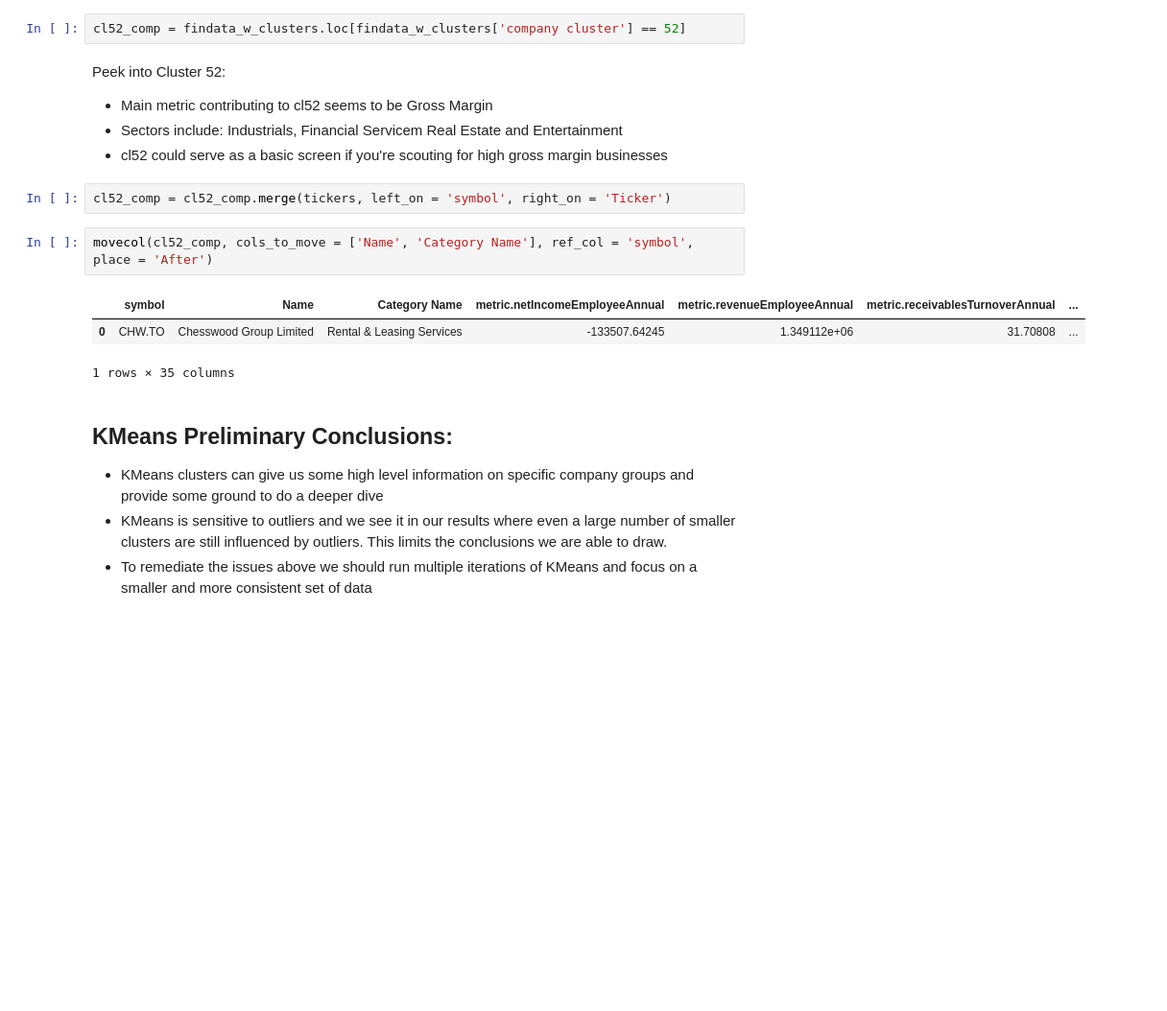
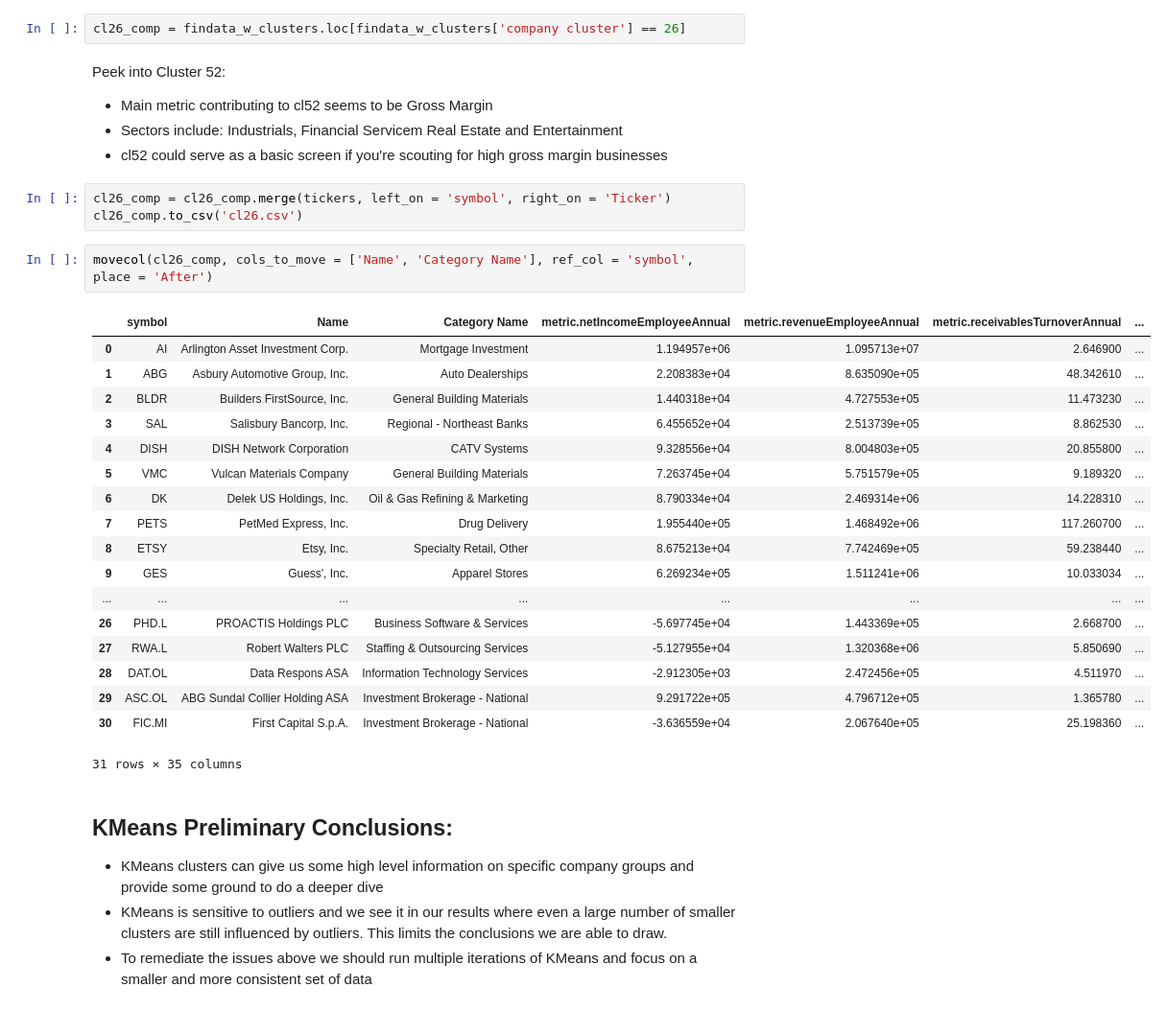
Before and after one commit to Silkways/Investment-Overwatch, a Jupyter notebook: analysis_modelling.ipynb, the cells around one changed output. Shown at 96% size. Cells and saved outputs as stored; diff of their text form; blank space fills up the shorter version.

```diff
--- a/analysis_modelling.ipynb
+++ b/analysis_modelling.ipynb
@@ -345,5 +345,5 @@ cl5152
 # %%
-cl52_comp = findata_w_clusters.loc[findata_w_clusters['company cluster'] == 52]
+cl26_comp = findata_w_clusters.loc[findata_w_clusters['company cluster'] == 26]
 # %% [markdown]
 Peek into Cluster 52:
 
@@ -351,13 +351,29 @@ Peek into Cluster 52:
  - Sectors include: Industrials, Financial Servicem Real Estate and Entertainment
  - cl52 could serve as a basic screen if you're scouting for high gross margin businesses
 # %%
-cl52_comp = cl52_comp.merge(tickers, left_on = 'symbol', right_on = 'Ticker')
+cl26_comp = cl26_comp.merge(tickers, left_on = 'symbol', right_on = 'Ticker')
+cl26_comp.to_csv('cl26.csv')
 # %%
-movecol(cl52_comp, cols_to_move = ['Name', 'Category Name'], ref_col = 'symbol', place = 'After')
+movecol(cl26_comp, cols_to_move = ['Name', 'Category Name'], ref_col = 'symbol', place = 'After')
 # %% [output]
 |  | symbol | Name | Category Name | metric.netIncomeEmployeeAnnual | metric.revenueEmployeeAnnual | metric.receivablesTurnoverAnnual | ... |
-| 0 | CHW.TO | Chesswood Group Limited | Rental & Leasing Services | -133507.64245 | 1.349112e+06 | 31.70808 | ... |
+| 0 | AI | Arlington Asset Investment Corp. | Mortgage Investment | 1.194957e+06 | 1.095713e+07 | 2.646900 | ... |
+| 1 | ABG | Asbury Automotive Group, Inc. | Auto Dealerships | 2.208383e+04 | 8.635090e+05 | 48.342610 | ... |
+| 2 | BLDR | Builders FirstSource, Inc. | General Building Materials | 1.440318e+04 | 4.727553e+05 | 11.473230 | ... |
+| 3 | SAL | Salisbury Bancorp, Inc. | Regional - Northeast Banks | 6.455652e+04 | 2.513739e+05 | 8.862530 | ... |
+| 4 | DISH | DISH Network Corporation | CATV Systems | 9.328556e+04 | 8.004803e+05 | 20.855800 | ... |
+| 5 | VMC | Vulcan Materials Company | General Building Materials | 7.263745e+04 | 5.751579e+05 | 9.189320 | ... |
+| 6 | DK | Delek US Holdings, Inc. | Oil & Gas Refining & Marketing | 8.790334e+04 | 2.469314e+06 | 14.228310 | ... |
+| 7 | PETS | PetMed Express, Inc. | Drug Delivery | 1.955440e+05 | 1.468492e+06 | 117.260700 | ... |
+| 8 | ETSY | Etsy, Inc. | Specialty Retail, Other | 8.675213e+04 | 7.742469e+05 | 59.238440 | ... |
+| 9 | GES | Guess', Inc. | Apparel Stores | 6.269234e+05 | 1.511241e+06 | 10.033034 | ... |
+| ... | ... | ... | ... | ... | ... | ... | ... |
+| 26 | PHD.L | PROACTIS Holdings PLC | Business Software & Services | -5.697745e+04 | 1.443369e+05 | 2.668700 | ... |
+| 27 | RWA.L | Robert Walters PLC | Staffing & Outsourcing Services | -5.127955e+04 | 1.320368e+06 | 5.850690 | ... |
+| 28 | DAT.OL | Data Respons ASA | Information Technology Services | -2.912305e+03 | 2.472456e+05 | 4.511970 | ... |
+| 29 | ASC.OL | ABG Sundal Collier Holding ASA | Investment Brokerage - National | 9.291722e+05 | 4.796712e+05 | 1.365780 | ... |
+| 30 | FIC.MI | First Capital S.p.A. | Investment Brokerage - National | -3.636559e+04 | 2.067640e+05 | 25.198360 | ... |
-1 rows × 35 columns
+31 rows × 35 columns
 # %% [markdown]
 ## KMeans Preliminary Conclusions:
 
```
Also changed, not shown: parts of 6 cells of this notebook, 3 other files.
